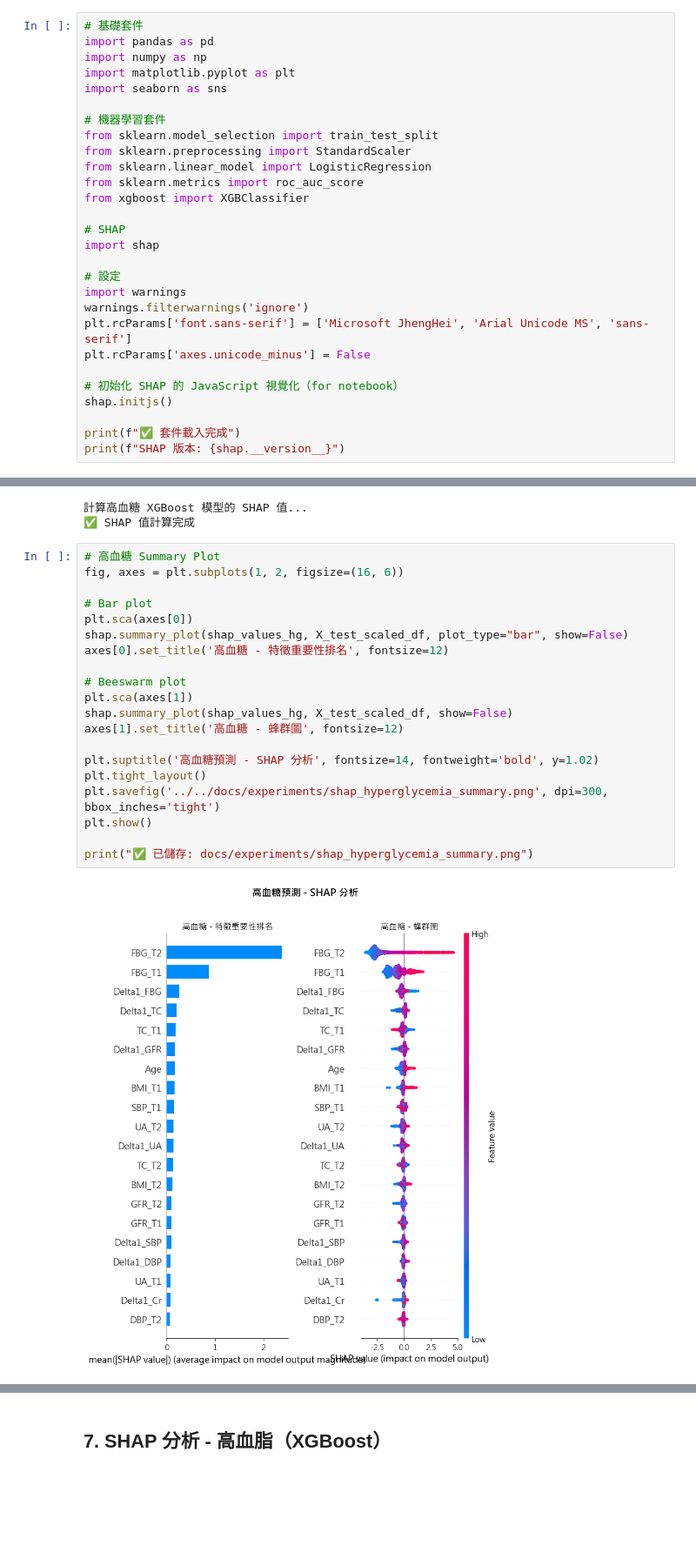
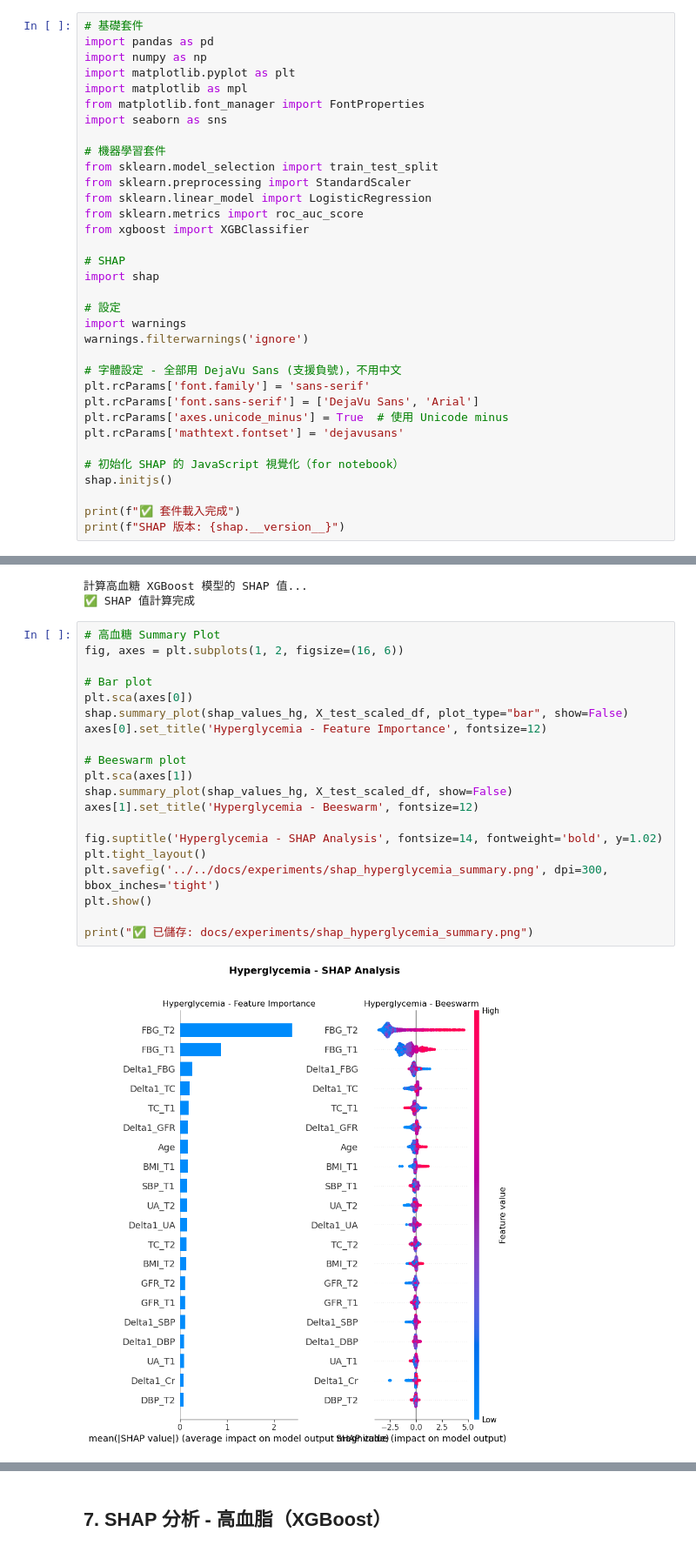
Before and after one commit to joechiboo/RiskPrediction-3H, a Jupyter notebook: notebooks/experiments/08_SHAP_Analysis.ipynb, the cells around one changed output, grey strips where cells are left out. Shown at 87% size. Cells and saved outputs as stored; diff of their text form; blank space fills up the shorter version.

```diff
--- a/notebooks/experiments/08_SHAP_Analysis.ipynb
+++ b/notebooks/experiments/08_SHAP_Analysis.ipynb
@@ -60,6 +60,8 @@ Successfully installed shap-0.42.1 slicer-0.0.7
 import pandas as pd
 import numpy as np
 import matplotlib.pyplot as plt
+import matplotlib as mpl
+from matplotlib.font_manager import FontProperties
 import seaborn as sns
 
 # 機器學習套件
@@ -75,8 +77,12 @@ import shap
 # 設定
 import warnings
 warnings.filterwarnings('ignore')
-plt.rcParams['font.sans-serif'] = ['Microsoft JhengHei', 'Arial Unicode MS', 'sans-serif']
-plt.rcParams['axes.unicode_minus'] = False
+
+# 字體設定 - 全部用 DejaVu Sans (支援負號)，不用中文
+plt.rcParams['font.family'] = 'sans-serif'
+plt.rcParams['font.sans-serif'] = ['DejaVu Sans', 'Arial']
+plt.rcParams['axes.unicode_minus'] = True  # 使用 Unicode minus
+plt.rcParams['mathtext.fontset'] = 'dejavusans'
 
 # 初始化 SHAP 的 JavaScript 視覺化（for notebook）
 shap.initjs()
@@ -413,25 +415,25 @@ print(f"✅ SHAP 值計算完成")
 # %%
 # 高血糖 Summary Plot
 fig, axes = plt.subplots(1, 2, figsize=(16, 6))
 
 # Bar plot
 plt.sca(axes[0])
 shap.summary_plot(shap_values_hg, X_test_scaled_df, plot_type="bar", show=False)
-axes[0].set_title('高血糖 - 特徵重要性排名', fontsize=12)
+axes[0].set_title('Hyperglycemia - Feature Importance', fontsize=12)
 
 # Beeswarm plot
 plt.sca(axes[1])
 shap.summary_plot(shap_values_hg, X_test_scaled_df, show=False)
-axes[1].set_title('高血糖 - 蜂群圖', fontsize=12)
+axes[1].set_title('Hyperglycemia - Beeswarm', fontsize=12)
 
-plt.suptitle('高血糖預測 - SHAP 分析', fontsize=14, fontweight='bold', y=1.02)
+fig.suptitle('Hyperglycemia - SHAP Analysis', fontsize=14, fontweight='bold', y=1.02)
 plt.tight_layout()
 plt.savefig('../../docs/experiments/shap_hyperglycemia_summary.png', dpi=300, bbox_inches='tight')
 plt.show()
 
 print("✅ 已儲存: docs/experiments/shap_hyperglycemia_summary.png")
 # %% [output]
-[figure, old version]
+[figure, new version]
 ✅ 已儲存: docs/experiments/shap_hyperglycemia_summary.png
 # %% [markdown]
 ## 7. SHAP 分析 - 高血脂（XGBoost）
```
Also changed, not shown: parts of 10 cells of this notebook, 21 other files.
